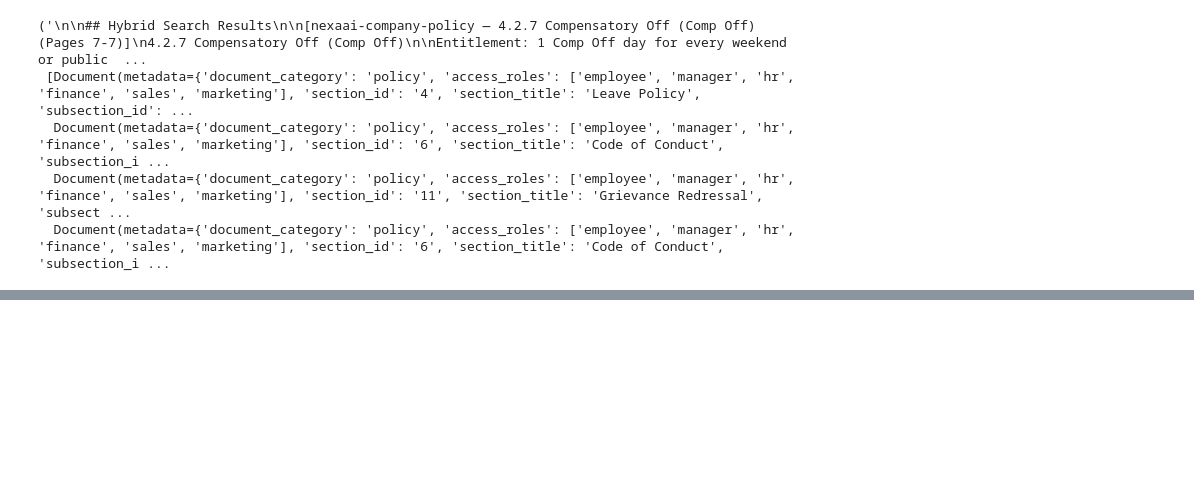
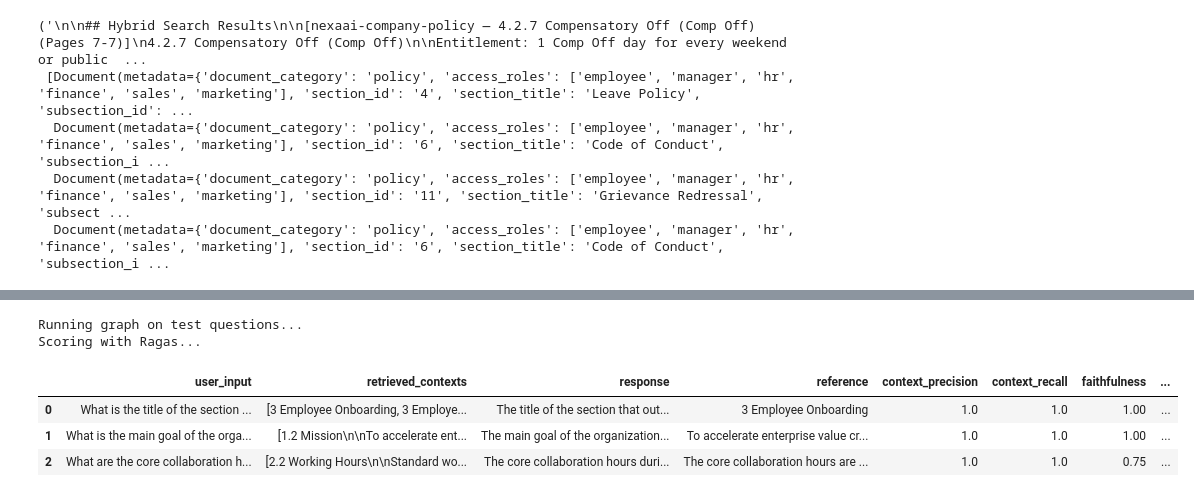
Before and after one commit to YashMasane/HR-Bot, a Jupyter notebook: notebooks/agentic_rag.ipynb, the cells around one changed output, grey strips where cells are left out. Drawn from its saved outputs; the diff is of its cells as text; code cells hidden in the pictures; blank space fills up the shorter version.

Commit message:
evaluated RAG application

```diff
--- a/notebooks/agentic_rag.ipynb
+++ b/notebooks/agentic_rag.ipynb
@@ -805,0 +1002,75 @@ If you’d like, tell me which option you’re considering (carry forward all, e
+# %%
+# evaluating RAG Application
+
+import sys
+import types
+from datasets import Dataset
+
+# ── RAGAS BUG FIX: Inject dummy VertexAI modules to bypass the import error ──
+if "langchain_community.chat_models.vertexai" not in sys.modules:
+    dummy_module = types.ModuleType("langchain_community.chat_models.vertexai")
+    dummy_module.ChatVertexAI = type("ChatVertexAI", (object,), {})
+    sys.modules["langchain_community.chat_models.vertexai"] = dummy_module
+if "langchain_community.llms" not in sys.modules:
+    dummy_llms = types.ModuleType("langchain_community.llms")
+    dummy_llms.VertexAI = type("VertexAI", (object,), {})
+    sys.modules["langchain_community.llms"] = dummy_llms
+
+# Now Ragas will import smoothly!
+from ragas import evaluate
+from ragas.metrics import context_precision, context_recall, faithfulness, answer_correctness
+
+print("Running graph on test questions...")
+results_data = {
+    "question": [],
+    "answer": [],
+    "contexts": [],
+    "ground_truth": []
+}
+
+for item in eval_dataset:
+    # Run our HR bot graph
+    result = graph.invoke(
+        {"query": item["question"], "messages": [], "retrieved_docs": [], "relevant_docs": [], "context": "", "constructed_prompt": "", "retrieval_count": 0, "max_retrieval_steps": 3, "rewrite_count": 0, "rewritten_query": ""},
+        config={"configurable": {"user_roles": ["employee"]}}
+    )
+
+    results_data["question"].append(item["question"])
+    results_data["ground_truth"].append(item["ground_truth"])
+
+    # Ragas requires the answer to be a string
+    # We strip out the "**Sources Used:**" block so Ragas only evaluates the actual answer text
+    raw_generation = result.get("generation", "")
+    clean_answer = raw_generation.split("\n\n**Sources Used:**")[0]
+    results_data["answer"].append(clean_answer)
+
+    # Ragas requires contexts to be a list of strings
+    used_contexts = [d.page_content for d in result.get("relevant_docs", [])]
+    results_data["contexts"].append(used_contexts)
+
+# Convert to HuggingFace Dataset (required by Ragas)
+hf_dataset = Dataset.from_dict(results_data)
+
+print("Scoring with Ragas...")
+ragas_results = evaluate(
+    dataset=hf_dataset,
+    metrics=[
+        context_precision,
+        context_recall,
+        faithfulness,
+        answer_correctness
+    ],
+    llm=fast_llm, # Use our cheap model as the impartial judge
+    embeddings=embeddings_function
+)
+
+# Display the final scorecard
+df = ragas_results.to_pandas()
+df
+# %% [output]
+Running graph on test questions...
+Scoring with Ragas...
+|  | user_input | retrieved_contexts | response | reference | context_precision | context_recall | faithfulness | ... |
+| 0 | What is the title of the section ... | [3 Employee Onboarding, 3 Employe... | The title of the section that out... | 3 Employee Onboarding | 1.0 | 1.0 | 1.00 | ... |
+| 1 | What is the main goal of the orga... | [1.2 Mission\n\nTo accelerate ent... | The main goal of the organization... | To accelerate enterprise value cr... | 1.0 | 1.0 | 1.00 | ... |
+| 2 | What are the core collaboration h... | [2.2 Working Hours\n\nStandard wo... | The core collaboration hours duri... | The core collaboration hours are ... | 1.0 | 1.0 | 0.75 | ... |
```
Also changed, not shown: parts of 35 cells of this notebook, 1 other file.
